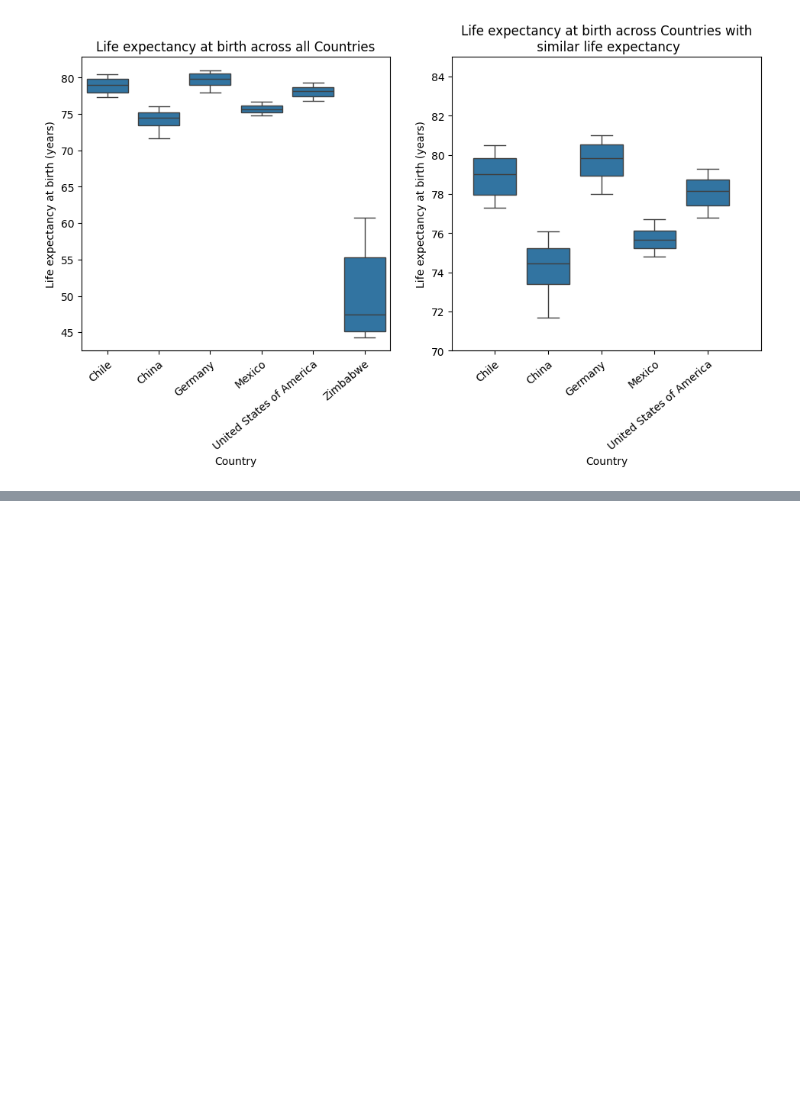
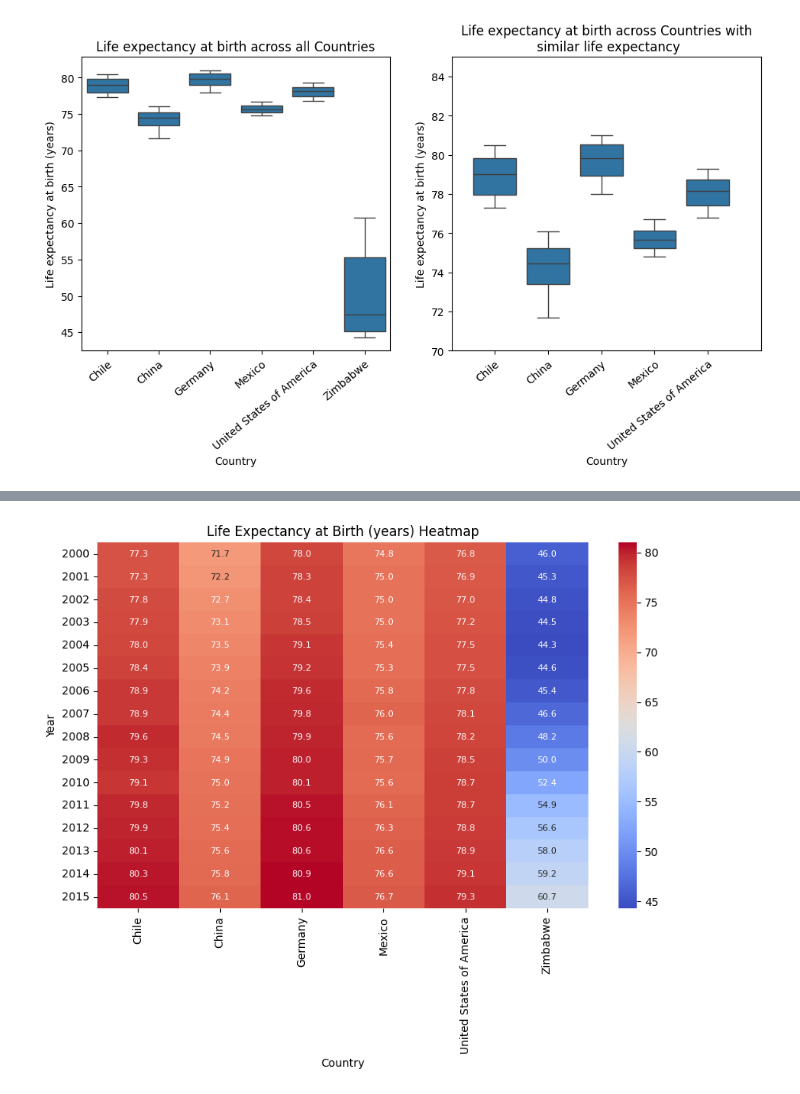
Before and after one commit to A-BartKow/Life-Expectancy-and-GDP-Starter, a Jupyter notebook: life_expectancy_gdp.ipynb, the cells around one changed output, grey strips where cells are left out. Cells and saved outputs as stored; diff of their text form; code cells hidden in the pictures; blank space fills up the shorter version.

```diff
--- a/life_expectancy_gdp.ipynb
+++ b/life_expectancy_gdp.ipynb
@@ -108,0 +131,11 @@ plt.show()
+# %%
+#
+df_pivoted = df.pivot(index='Year', columns='Country', values='Life expectancy at birth (years)')
+plt.figure(figsize=(10,6))
+sns.heatmap(df_pivoted.sort_index(), annot_kws={'size':8}, annot=True, fmt=".1f", cmap='coolwarm')
+plt.title('Life Expectancy at Birth (years) Heatmap')
+
+plt.show()
+plt.close()
+# %% [output]
+[figure, added]
```
Also changed, not shown: parts of 8 cells of this notebook.
